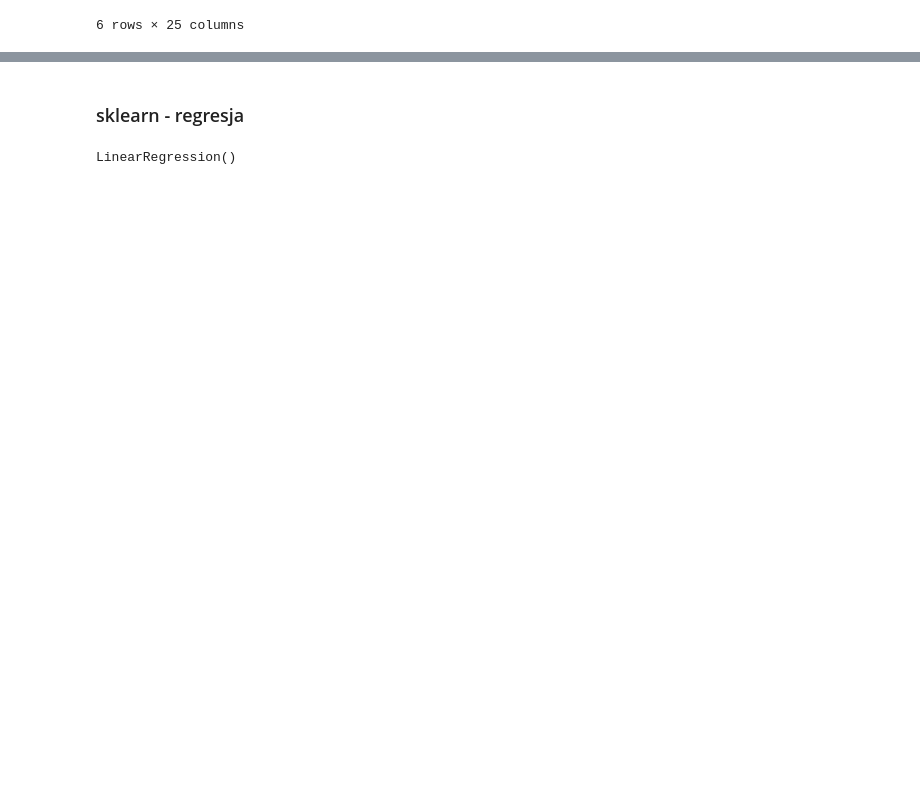
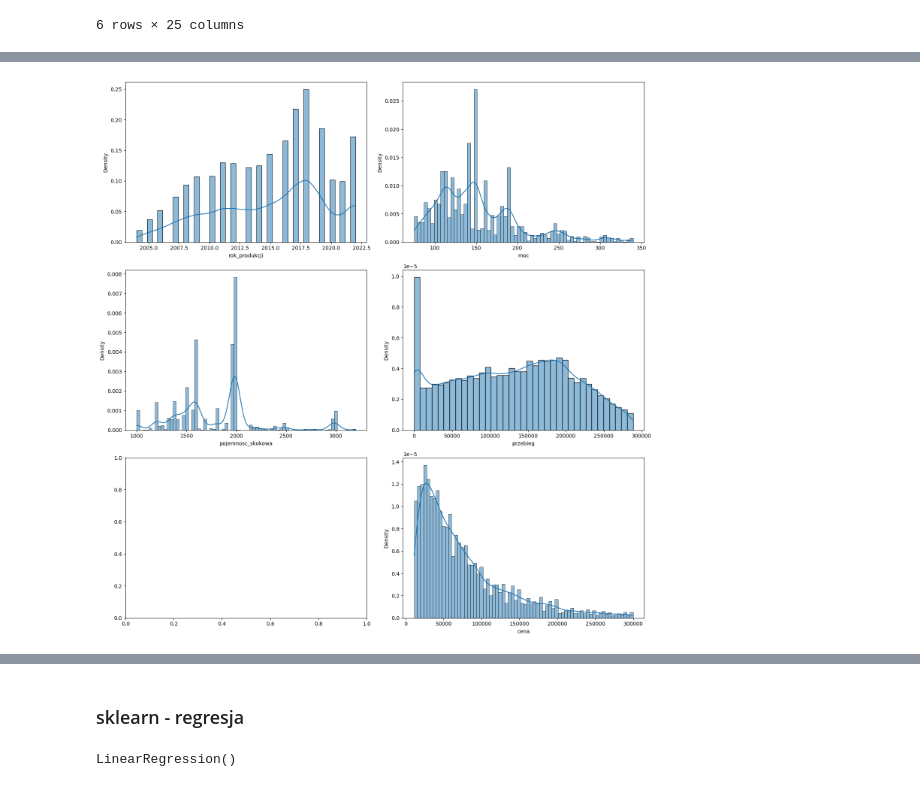
Before and after one commit to Pedrevsky/otomoto, a Jupyter notebook: regresion_model.ipynb, the cells around one changed output, grey strips where cells are left out. Drawn from its saved outputs; the diff is of its cells as text; code cells hidden in the pictures; blank space fills up the shorter version.

```diff
--- a/regresion_model.ipynb
+++ b/regresion_model.ipynb
@@ -87,0 +116,7 @@ plt.show()
+# %%
+# copy of the dataframe and drop top 5% of all the columns values and bottom 5% of all the columns values
+average_df = average_cars.copy()
+average_df = average_df.drop(['srednie_spalanie'], axis=1)
+for column in cols:
+    average_df = average_df[average_cars[column].between(average_cars[column].quantile(.05), average_cars[column].quantile(.95))]
+average_df.describe()
@@ -88,3 +133,16 @@ plt.show()
+# %%
+fig, axes = plt.subplots(3, 2, figsize=(15, 15))
+axes = axes.ravel()
+
+
+for col, ax in zip(cols, axes):
+    if col != "srednie_spalanie":
+        sns.histplot(data=average_df[col], kde=True, stat='density', ax=ax)
+
+fig.tight_layout()
+plt.show()
+# %% [output]
+[figure, added]
 # %%
 plt.figure(figsize=(12,5))
 sns.heatmap(average_cars.corr(), annot=True, cmap="Blues")
```
Also changed, not shown: parts of 24 cells of this notebook.
